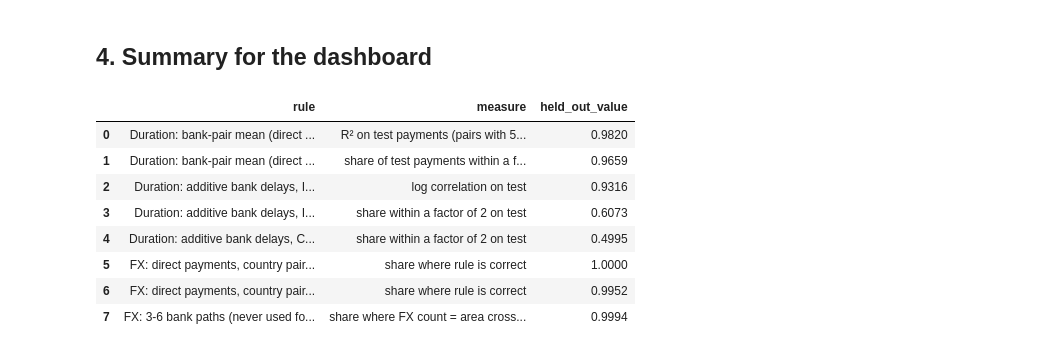
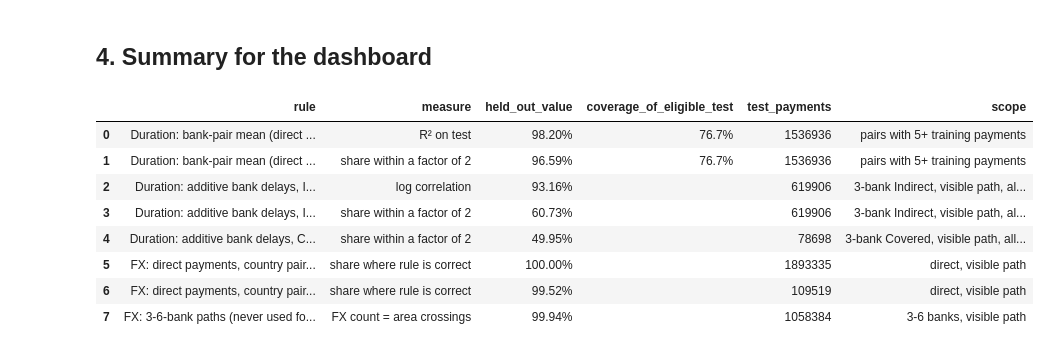
Before and after one commit to TWH050318/UMDAC-Datathon-2026, a Jupyter notebook: notebooks/06_validation.ipynb, the cells around one changed output. Saved outputs shown, nothing was run; the diff lists cells and outputs as text; code cells hidden in the pictures.

Commit message:
Validation chart: exact percentages and exceptions; state duration model coverage

```diff
--- a/notebooks/06_validation.ipynb
+++ b/notebooks/06_validation.ipynb
@@ -118,7 +118,7 @@ fxd = q(f'''WITH d AS (SELECT substr(string_split(BIC8_PATH,';')[1],5,2) c1, sub
                s AS (SELECT d.*, (coalesce('Z'||z1.zone::varchar, c1) = coalesce('Z'||z2.zone::varchar, c2)) AS same_area,
                             (c1||c2) IN (SELECT c1||c2 FROM tr) OR (c2||c1) IN (SELECT c1||c2 FROM tr) OR c1=c2 AS pair_seen_in_train
                      FROM d LEFT JOIN zt z1 ON z1.country=c1 LEFT JOIN zt z2 ON z2.country=c2)
-          SELECT pair_seen_in_train, count(*) n, avg((fx = (NOT same_area)::int)::int) AS share_rule_correct,
+          SELECT pair_seen_in_train, count(*) n, avg((fx = (NOT same_area)::int)::int) AS share_rule_correct, sum((fx <> (NOT same_area)::int)::int) AS exceptions,
                  avg((fx = 1)::int) FILTER (NOT same_area) AS converts_when_area_differs, avg((fx = 0)::int) FILTER (same_area) AS no_conversion_when_same_area
           FROM s GROUP BY 1 ORDER BY 1 DESC''')
 export(fxd,'validation_fx_direct_heldout'); fxd
@@ -144,24 +144,28 @@ export(fxl,'validation_fx_paths_heldout'); fxl
 # %% [markdown]
 ## 4. Summary for the dashboard
 # %%
+h5 = ho.set_index('min_train_payments_per_pair').loc[5]
+fxl_all = (fxl.n*fxl.share_fx_equals_crossings).sum()/fxl.n.sum()
+fx_seen, fx_unseen = fxd.set_index('pair_seen_in_train').loc[True], fxd.set_index('pair_seen_in_train').loc[False]
 summ = pd.DataFrame([
-  ['Duration: bank-pair mean (direct payments)', 'R² on test payments (pairs with 5+ train payments)', ho.set_index('min_train_payments_per_pair').r2_test_pair_mean[5]],
-  ['Duration: bank-pair mean (direct payments)', 'share of test payments within a factor of 2', ho.set_index('min_train_payments_per_pair').share_within_factor_2[5]],
-  ['Duration: additive bank delays, Indirect 3-bank', 'log correlation on test', v.set_index('ty').corr_log['Indirect']],
-  ['Duration: additive bank delays, Indirect 3-bank', 'share within a factor of 2 on test', v.set_index('ty').share_within_factor_2['Indirect']],
-  ['Duration: additive bank delays, Covered 3-bank', 'share within a factor of 2 on test', v.set_index('ty').share_within_factor_2['Covered']],
-  ['FX: direct payments, country pair seen in train', 'share where rule is correct', fxd.set_index('pair_seen_in_train').share_rule_correct[True]],
-  ['FX: direct payments, country pair NOT seen in train', 'share where rule is correct', fxd.set_index('pair_seen_in_train').share_rule_correct.get(False, np.nan)],
-  ['FX: 3-6 bank paths (never used for learning)', 'share where FX count = area crossings', (fxl.n*fxl.share_fx_equals_crossings).sum()/fxl.n.sum()],
-], columns=['rule','measure','held_out_value'])
-export(summ,'validation_summary'); summ.round(4)
+  ['Duration: bank-pair mean (direct payments)', 'R² on test', h5.r2_test_pair_mean, h5.share_of_test_covered, int(h5.test_payments_covered), 'pairs with 5+ training payments'],
+  ['Duration: bank-pair mean (direct payments)', 'share within a factor of 2', h5.share_within_factor_2, h5.share_of_test_covered, int(h5.test_payments_covered), 'pairs with 5+ training payments'],
+  ['Duration: additive bank delays, Indirect 3-bank', 'log correlation', v.set_index('ty').corr_log['Indirect'], np.nan, int(v.set_index('ty').n['Indirect']), '3-bank Indirect, visible path, all 3 banks estimated'],
+  ['Duration: additive bank delays, Indirect 3-bank', 'share within a factor of 2', v.set_index('ty').share_within_factor_2['Indirect'], np.nan, int(v.set_index('ty').n['Indirect']), '3-bank Indirect, visible path, all 3 banks estimated'],
+  ['Duration: additive bank delays, Covered 3-bank', 'share within a factor of 2', v.set_index('ty').share_within_factor_2['Covered'], np.nan, int(v.set_index('ty').n['Covered']), '3-bank Covered, visible path, all 3 banks estimated'],
+  ['FX: direct payments, country pair seen in training', 'share where rule is correct', fx_seen.share_rule_correct, np.nan, int(fx_seen.n), 'direct, visible path'],
+  ['FX: direct payments, country pair NOT seen in training', 'share where rule is correct', fx_unseen.share_rule_correct, np.nan, int(fx_unseen.n), 'direct, visible path'],
+  ['FX: 3-6-bank paths (never used for learning)', 'FX count = area crossings', fxl_all, np.nan, int(fxl.n.sum()), '3-6 banks, visible path'],
+], columns=['rule','measure','held_out_value','coverage_of_eligible_test','test_payments','scope'])
+export(summ,'validation_summary')
+summ.assign(held_out_value=summ.held_out_value.map('{:.2%}'.format), coverage_of_eligible_test=summ.coverage_of_eligible_test.map(lambda x: '' if pd.isna(x) else f'{x:.1%}'))
 # %% [output]
-|  | rule | measure | held_out_value |
-| 0 | Duration: bank-pair mean (direct ... | R² on test payments (pairs with 5... | 0.9820 |
-| 1 | Duration: bank-pair mean (direct ... | share of test payments within a f... | 0.9659 |
-| 2 | Duration: additive bank delays, I... | log correlation on test | 0.9316 |
-| 3 | Duration: additive bank delays, I... | share within a factor of 2 on test | 0.6073 |
-| 4 | Duration: additive bank delays, C... | share within a factor of 2 on test | 0.4995 |
-| 5 | FX: direct payments, country pair... | share where rule is correct | 1.0000 |
-| 6 | FX: direct payments, country pair... | share where rule is correct | 0.9952 |
-| 7 | FX: 3-6 bank paths (never used fo... | share where FX count = area cross... | 0.9994 |
+|  | rule | measure | held_out_value | coverage_of_eligible_test | test_payments | scope |
+| 0 | Duration: bank-pair mean (direct ... | R² on test | 98.20% | 76.7% | 1536936 | pairs with 5+ training payments |
+| 1 | Duration: bank-pair mean (direct ... | share within a factor of 2 | 96.59% | 76.7% | 1536936 | pairs with 5+ training payments |
+| 2 | Duration: additive bank delays, I... | log correlation | 93.16% |  | 619906 | 3-bank Indirect, visible path, al... |
+| 3 | Duration: additive bank delays, I... | share within a factor of 2 | 60.73% |  | 619906 | 3-bank Indirect, visible path, al... |
+| 4 | Duration: additive bank delays, C... | share within a factor of 2 | 49.95% |  | 78698 | 3-bank Covered, visible path, all... |
+| 5 | FX: direct payments, country pair... | share where rule is correct | 100.00% |  | 1893335 | direct, visible path |
+| 6 | FX: direct payments, country pair... | share where rule is correct | 99.52% |  | 109519 | direct, visible path |
+| 7 | FX: 3-6-bank paths (never used fo... | FX count = area crossings | 99.94% |  | 1058384 | 3-6 banks, visible path |
```
Also changed, not shown: parts of 4 cells of this notebook, 30 other files.
